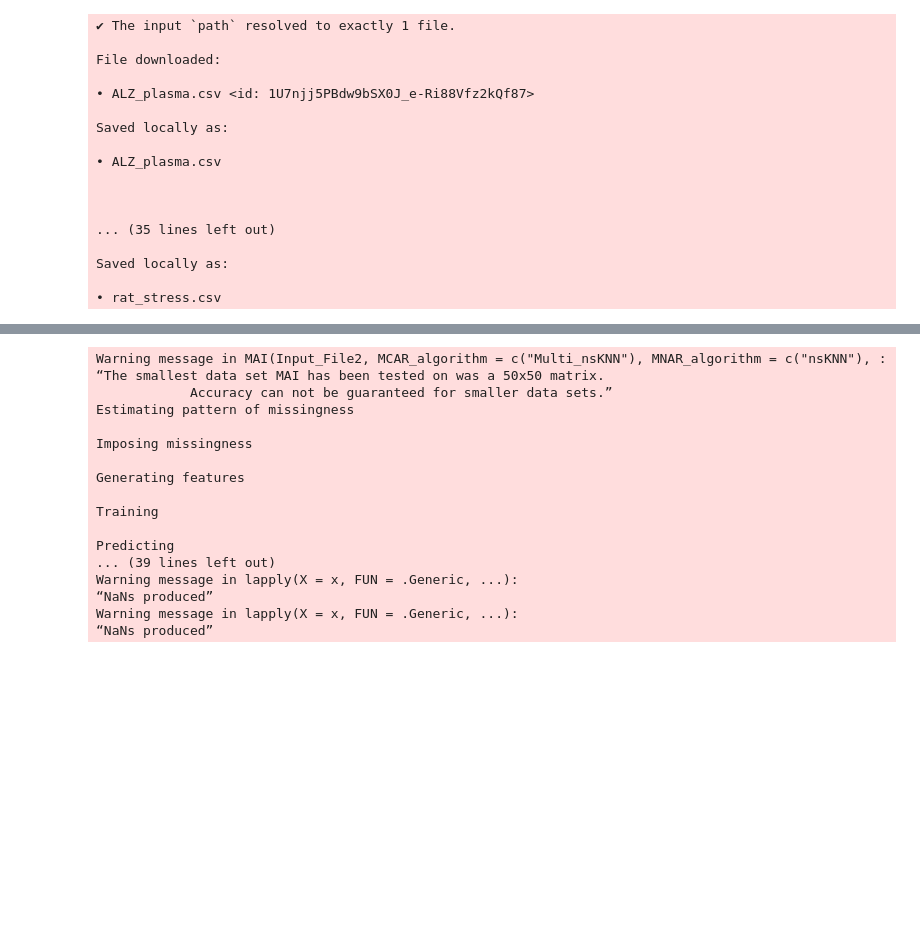
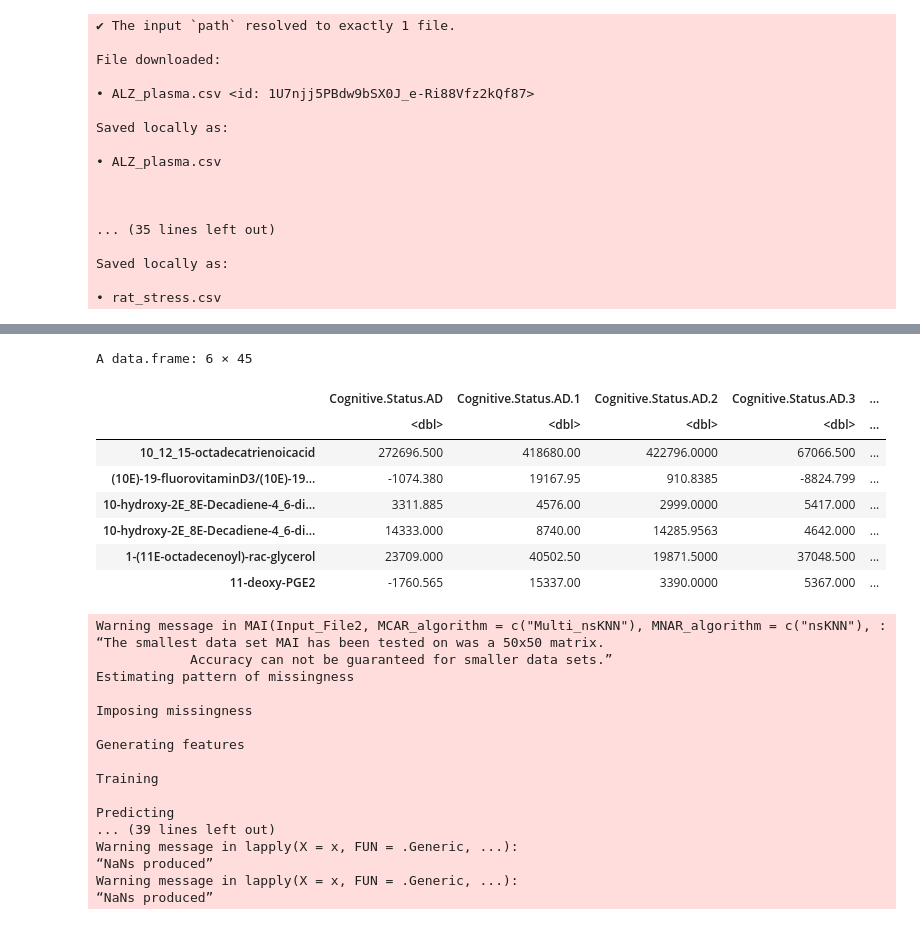
Before and after one commit to squinton-gcu/Data-Science, a Jupyter notebook: Thesis/Modules/Processing_Module_R.ipynb, the cells around one changed output, grey strips where cells are left out. Saved outputs shown, nothing was run; the diff lists cells and outputs as text; code cells hidden in the pictures; blank space fills up the shorter version.

```diff
--- a/Thesis/Modules/Processing_Module_R.ipynb
+++ b/Thesis/Modules/Processing_Module_R.ipynb
@@ -181,6 +193,18 @@ Warning message in lapply(X = x, FUN = .Generic, ...):
 “NaNs produced”
 Warning message in lapply(X = x, FUN = .Generic, ...):
 “NaNs produced”
+# %%
+head(ALZ_plasma_imputed)
+# %% [output]
+A data.frame: 6 × 45
+|  | Cognitive.Status.AD | Cognitive.Status.AD.1 | Cognitive.Status.AD.2 | Cognitive.Status.AD.3 | ... |
+|  | <dbl> | <dbl> | <dbl> | <dbl> | ... |
+| 10_12_15-octadecatrienoicacid | 272696.500 | 418680.00 | 422796.0000 | 67066.500 | ... |
+| (10E)-19-fluorovitaminD3/(10E)-19... | -1074.380 | 19167.95 | 910.8385 | -8824.799 | ... |
+| 10-hydroxy-2E_8E-Decadiene-4_6-di... | 3311.885 | 4576.00 | 2999.0000 | 5417.000 | ... |
+| 10-hydroxy-2E_8E-Decadiene-4_6-di... | 14333.000 | 8740.00 | 14285.9563 | 4642.000 | ... |
+| 1-(11E-octadecenoyl)-rac-glycerol | 23709.000 | 40502.50 | 19871.5000 | 37048.500 | ... |
+| 11-deoxy-PGE2 | -1760.565 | 15337.00 | 3390.0000 | 5367.000 | ... |
 # %%
 ALZ_csf_imputed <- processing_step_impute(ALZ_CSF)
 ALZ_csf_normalized <- processing_step_normalize(ALZ_csf_imputed)
```
Also changed, not shown: parts of 6 cells of this notebook.
